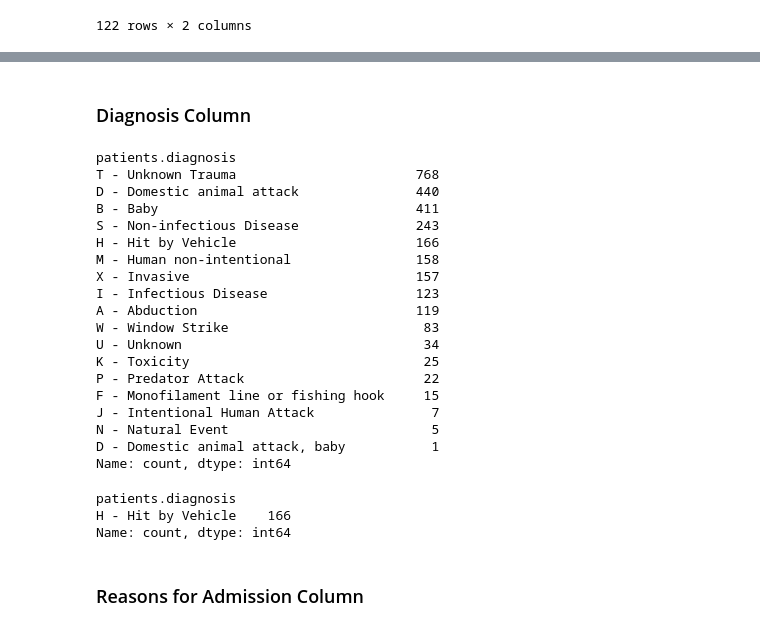
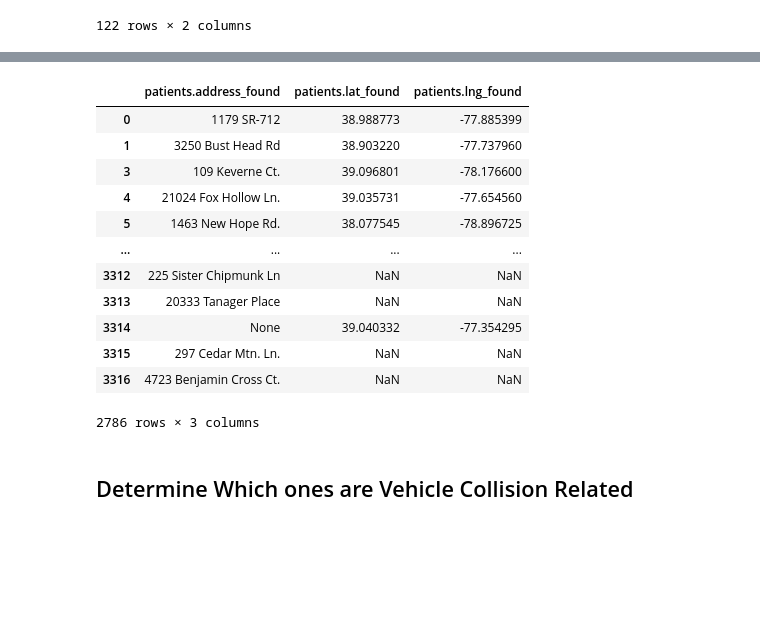
Before and after one commit to code-for-charlottesville/wildlife_collisions, a Jupyter notebook: pipeline_cleaning/WRMD Data/WRMD_data_profiling.ipynb, the cells around one changed output, grey strips where cells are left out. Cells and saved outputs as stored; diff of their text form; code cells hidden in the pictures; blank space fills up the shorter version.

Commit message:
"added function to find latitude and longitude"

```diff
--- a/pipeline_cleaning/WRMD Data/WRMD_data_profiling.ipynb
+++ b/pipeline_cleaning/WRMD Data/WRMD_data_profiling.ipynb
@@ -134,31 +118,0 @@ keyword_column_hbv = df[df['patients.keywords'].str.contains('HBV', regex=False,
-# %% [markdown]
-### Diagnosis Column
-# %%
-df['patients.diagnosis'].value_counts()
-# %% [output]
-patients.diagnosis
-T - Unknown Trauma                       768
-D - Domestic animal attack               440
-B - Baby                                 411
-S - Non-infectious Disease               243
-H - Hit by Vehicle                       166
-M - Human non-intentional                158
-X - Invasive                             157
-I - Infectious Disease                   123
-A - Abduction                            119
-W - Window Strike                         83
-U - Unknown                               34
-K - Toxicity                              25
-P - Predator Attack                       22
-F - Monofilament line or fishing hook     15
-J - Intentional Human Attack               7
-N - Natural Event                          5
-D - Domestic animal attack, baby           1
-Name: count, dtype: int64
-# %%
-# Find all rows in the patient.diagnosis column that are equal to "H - Hit by Vehicle" and examine the results
-df[df['patients.diagnosis'].str.contains('Vehicle', regex=False, case=False, na=False)]['patients.diagnosis'].value_counts()
-# %% [output]
-patients.diagnosis
-H - Hit by Vehicle    166
-Name: count, dtype: int64
@@ -168,2 +119,16 @@ diagnosis_column_vehicle = df[df['patients.diagnosis'].str.contains('Vehicle', r
-# %% [markdown]
-### Reasons for Admission Column
+# %%
+df[['patients.address_found', 'patients.lat_found', 'patients.lng_found']]
+# %% [output]
+|  | patients.address_found | patients.lat_found | patients.lng_found |
+| 0 | 1179 SR-712 | 38.988773 | -77.885399 |
+| 1 | 3250 Bust Head Rd | 38.903220 | -77.737960 |
+| 3 | 109 Keverne Ct. | 39.096801 | -78.176600 |
+| 4 | 21024 Fox Hollow Ln. | 39.035731 | -77.654560 |
+| 5 | 1463 New Hope Rd. | 38.077545 | -78.896725 |
+| ... | ... | ... | ... |
+| 3312 | 225 Sister Chipmunk Ln | NaN | NaN |
+| 3313 | 20333 Tanager Place | NaN | NaN |
+| 3314 | None | 39.040332 | -77.354295 |
+| 3315 | 297 Cedar Mtn. Ln. | NaN | NaN |
+| 3316 | 4723 Benjamin Cross Ct. | NaN | NaN |
+2786 rows × 3 columns
@@ -170,3 +205,5 @@ diagnosis_column_vehicle = df[df['patients.diagnosis'].str.contains('Vehicle', r
+# %% [markdown]
+## Determine Which ones are Vehicle Collision Related
 # %%
 df['patients.reasons_for_admission'].value_counts()
 # %% [output]
```
Also changed, not shown: parts of 18 cells of this notebook.
